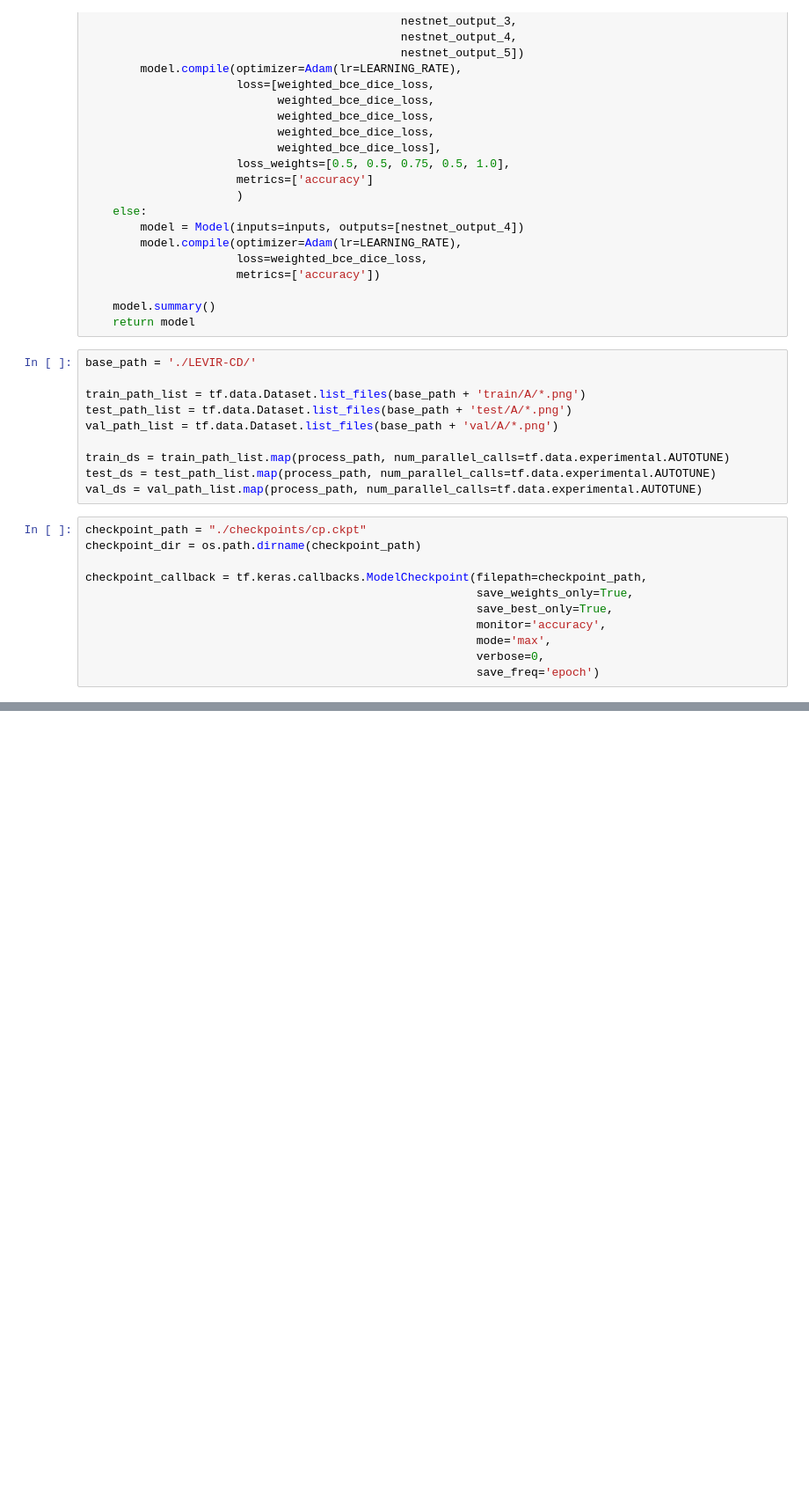
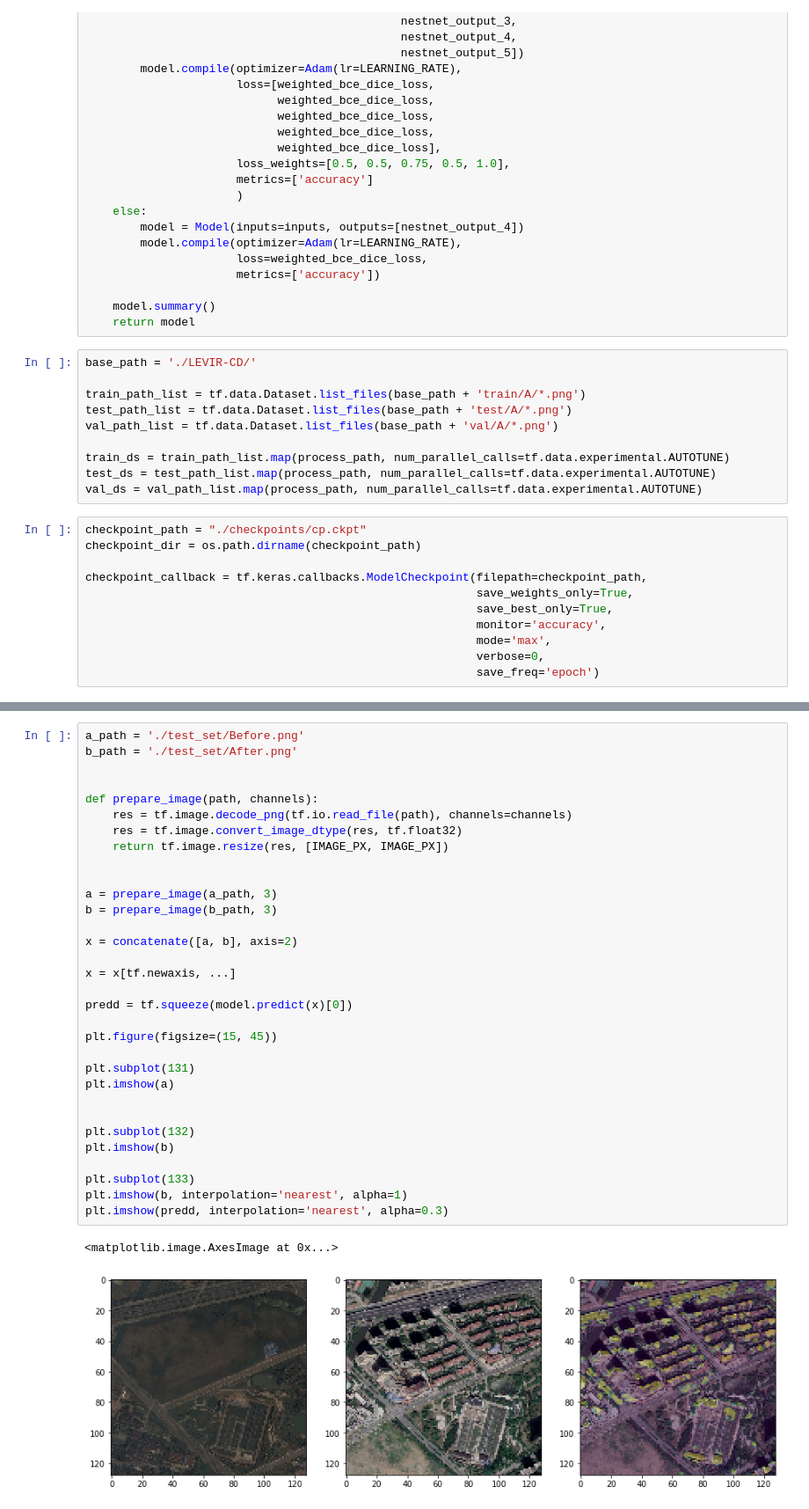
Before and after one commit to 9r0x/Image_recognition, a Jupyter notebook: Change detection.ipynb, the cells around one changed output, grey strips where cells are left out. Shown at 88% size. Cells and saved outputs as stored; diff of their text form; blank space fills up the shorter version.

```diff
--- a/Change detection.ipynb
+++ b/Change detection.ipynb
@@ -322,0 +321,35 @@ plt.imshow(bool_pred_c, interpolation='nearest', alpha=0.3)
+# %%
+a_path = './test_set/Before.png'
+b_path = './test_set/After.png'
+
+
+def prepare_image(path, channels):
+    res = tf.image.decode_png(tf.io.read_file(path), channels=channels)
+    res = tf.image.convert_image_dtype(res, tf.float32)
+    return tf.image.resize(res, [IMAGE_PX, IMAGE_PX])
+
+
+a = prepare_image(a_path, 3)
+b = prepare_image(b_path, 3)
+
+x = concatenate([a, b], axis=2)
+
+x = x[tf.newaxis, ...]
+
+predd = tf.squeeze(model.predict(x)[0])
+
+plt.figure(figsize=(15, 45))
+
+plt.subplot(131)
+plt.imshow(a)
+
+
+plt.subplot(132)
+plt.imshow(b)
+
+plt.subplot(133)
+plt.imshow(b, interpolation='nearest', alpha=1)
+plt.imshow(predd, interpolation='nearest', alpha=0.3)
+# %% [output]
+<matplotlib.image.AxesImage at 0x...>
+[figure, added]
```
Also changed, not shown: parts of 4 cells of this notebook, 1 other file.
